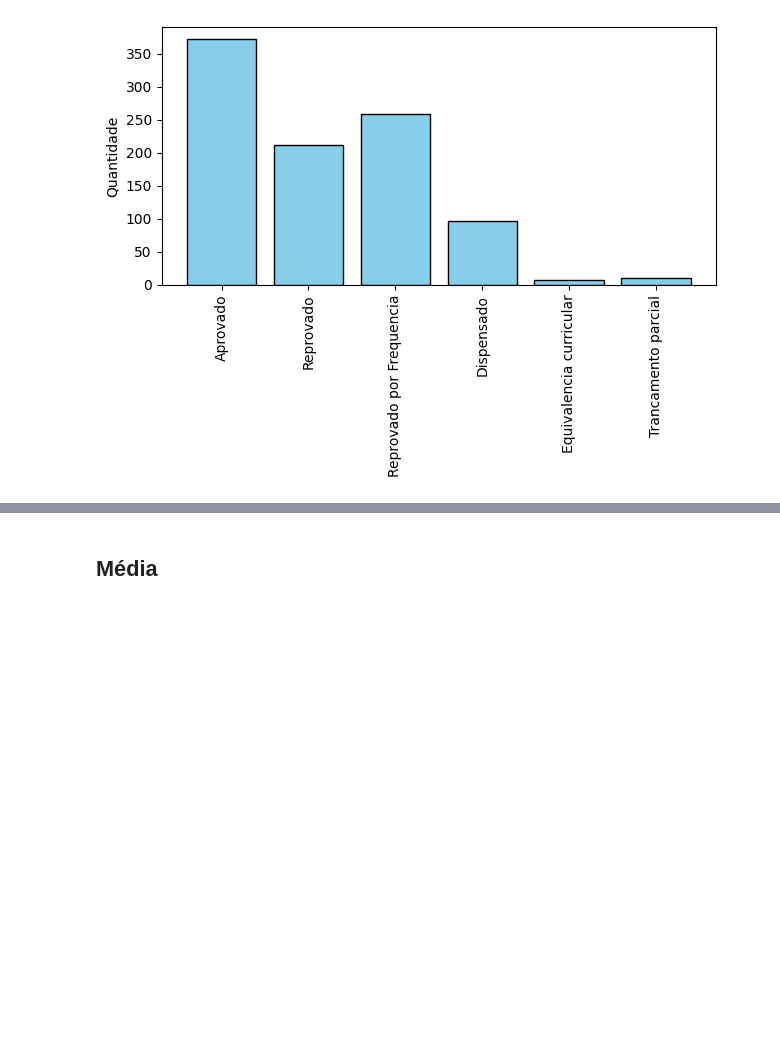
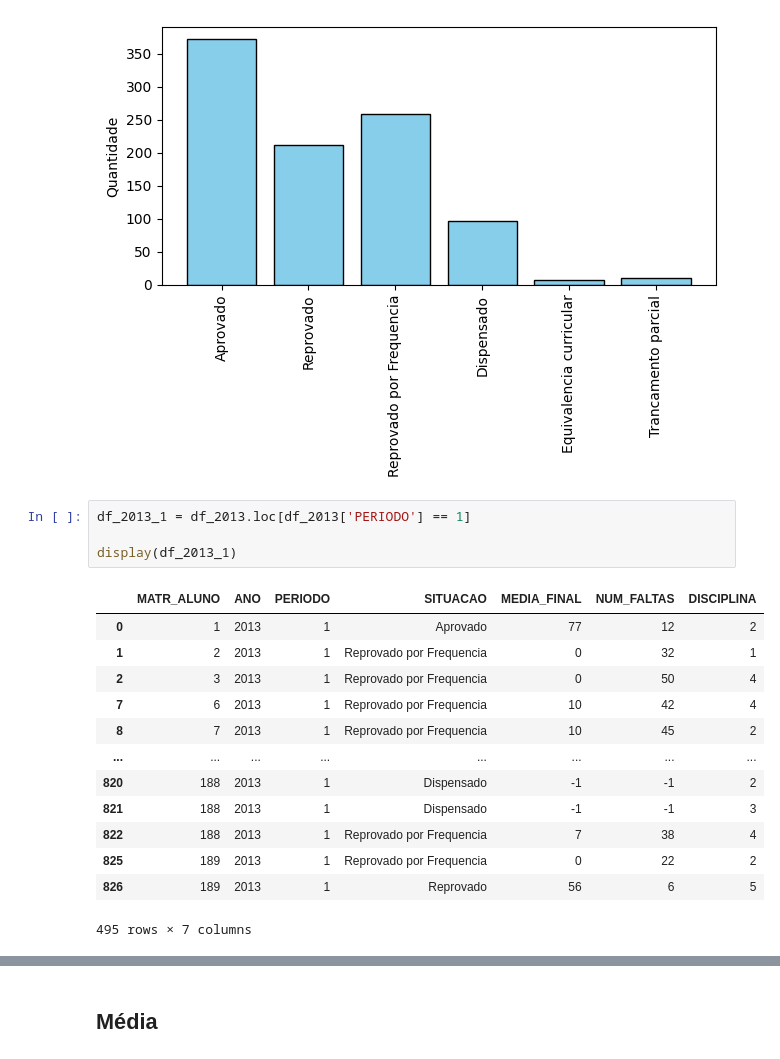
Before and after one commit to aleder-linm/trabalho-rp-dados-disciplinas, a Jupyter notebook: main.ipynb, the cells around one changed output, grey strips where cells are left out. Saved outputs shown, nothing was run; the diff lists cells and outputs as text; blank space fills up the shorter version.

```diff
--- a/main.ipynb
+++ b/main.ipynb
@@ -161,3 +161,21 @@ plt.ylabel('Quantidade')
 plt.tight_layout()
 # %% [output]
 [figure]
+# %%
+df_2013_1 = df_2013.loc[df_2013['PERIODO'] == 1]
+
+display(df_2013_1)
+# %% [output]
+|  | MATR_ALUNO | ANO | PERIODO | SITUACAO | MEDIA_FINAL | NUM_FALTAS | DISCIPLINA |
+| 0 | 1 | 2013 | 1 | Aprovado | 77 | 12 | 2 |
+| 1 | 2 | 2013 | 1 | Reprovado por Frequencia | 0 | 32 | 1 |
+| 2 | 3 | 2013 | 1 | Reprovado por Frequencia | 0 | 50 | 4 |
+| 7 | 6 | 2013 | 1 | Reprovado por Frequencia | 10 | 42 | 4 |
+| 8 | 7 | 2013 | 1 | Reprovado por Frequencia | 10 | 45 | 2 |
+| ... | ... | ... | ... | ... | ... | ... | ... |
+| 820 | 188 | 2013 | 1 | Dispensado | -1 | -1 | 2 |
+| 821 | 188 | 2013 | 1 | Dispensado | -1 | -1 | 3 |
+| 822 | 188 | 2013 | 1 | Reprovado por Frequencia | 7 | 38 | 4 |
+| 825 | 189 | 2013 | 1 | Reprovado por Frequencia | 0 | 22 | 2 |
+| 826 | 189 | 2013 | 1 | Reprovado | 56 | 6 | 5 |
+495 rows × 7 columns
```
Also changed, not shown: parts of 3 cells of this notebook.
